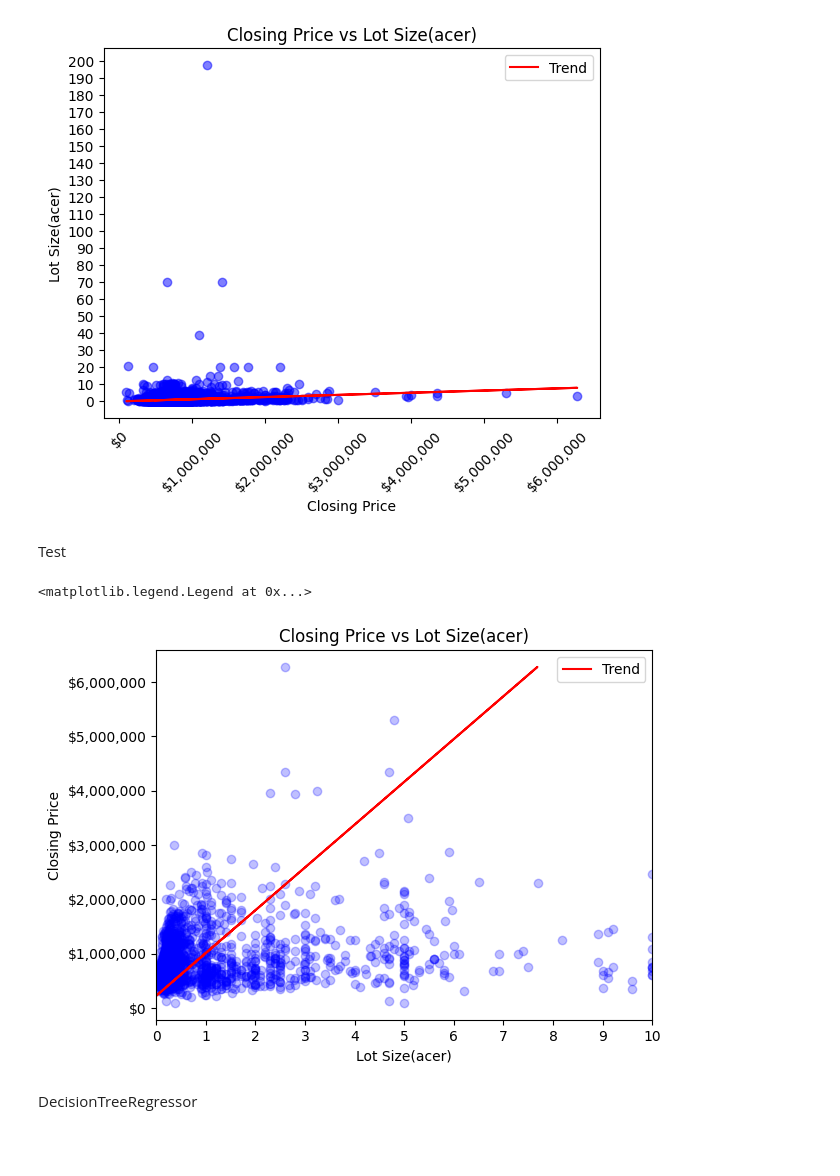
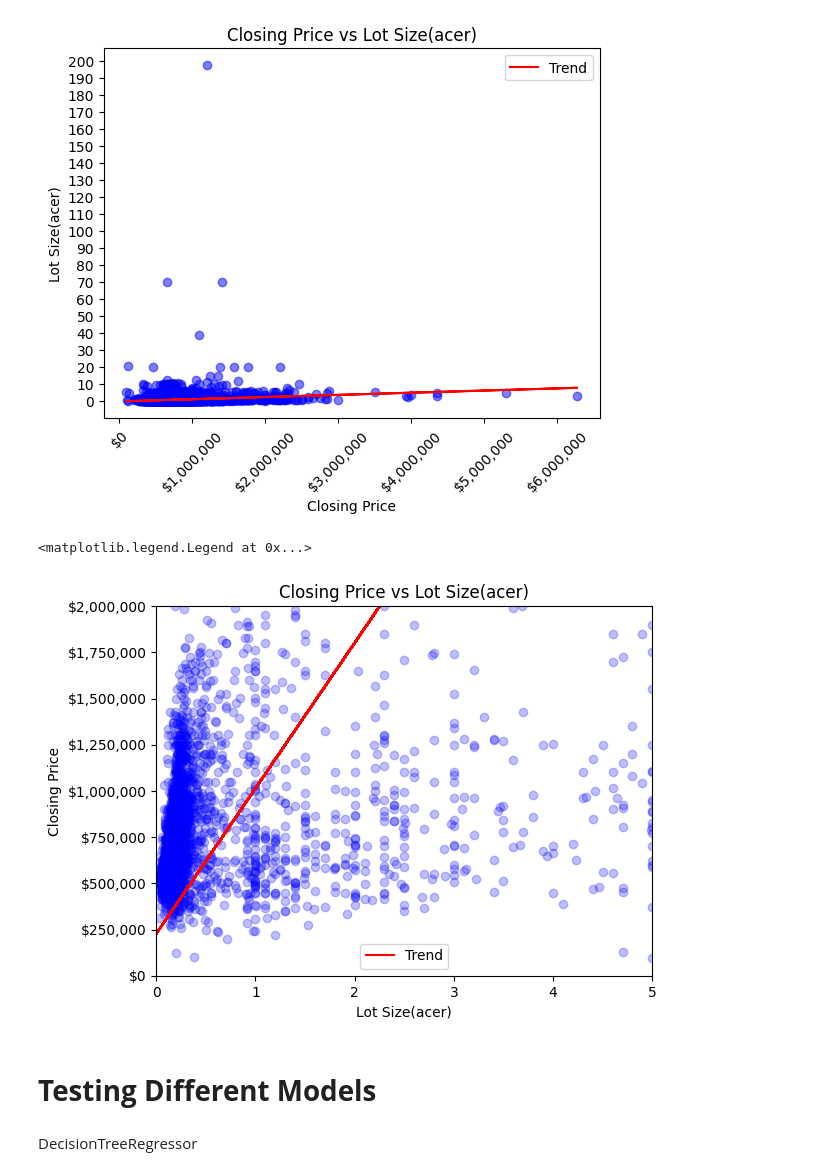
Before and after one commit to mikedivine/Data-Science-Final-Project, a Jupyter notebook: Final.ipynb, the cells around one changed output. Drawn from its saved outputs; the diff is of its cells as text; code cells hidden in the pictures; blank space fills up the shorter version.

```diff
--- a/Final.ipynb
+++ b/Final.ipynb
@@ -169,32 +169,33 @@ plt.legend()
 # %% [output]
 <matplotlib.legend.Legend at 0x...>
 [figure]
-# %% [markdown]
-Test
 # %%
 closing_price = df['cprice']
 lot_size_acer = df['lsacres']
 
 model = LinearRegression()
 model.fit(closing_price.values.reshape(-1,1), lot_size_acer)
 predictions_cprice_vs_acer = model.predict(closing_price.values.reshape(-1,1))
 
 plt.scatter(lot_size_acer, closing_price, color='blue', alpha = 0.25)
 plt.title('Closing Price vs Lot Size(acer)')
 plt.ylabel('Closing Price')
 plt.xlabel('Lot Size(acer)')
 plt.plot(predictions_cprice_vs_acer, closing_price, color='red', label='Trend')
-plt.xlim(0, 10)
-tick_marks = np.arange(0,10+1,step=1)
+plt.xlim(0, 5)
+plt.ylim(0, 2000000)
+tick_marks = np.arange(0,5+1,step=1)
 plt.xticks(tick_marks)
 
 formatter = mticker.FuncFormatter(price_formatter)
 plt.gca().yaxis.set_major_formatter(formatter)
 
 plt.legend()
 # %% [output]
 <matplotlib.legend.Legend at 0x...>
-[figure, old version]
+[figure, new version]
+# %% [markdown]
+# **Testing Different Models**
 # %% [markdown]
 DecisionTreeRegressor
 # %%
```
Also changed, not shown: parts of 3 cells of this notebook, 1 other file.
